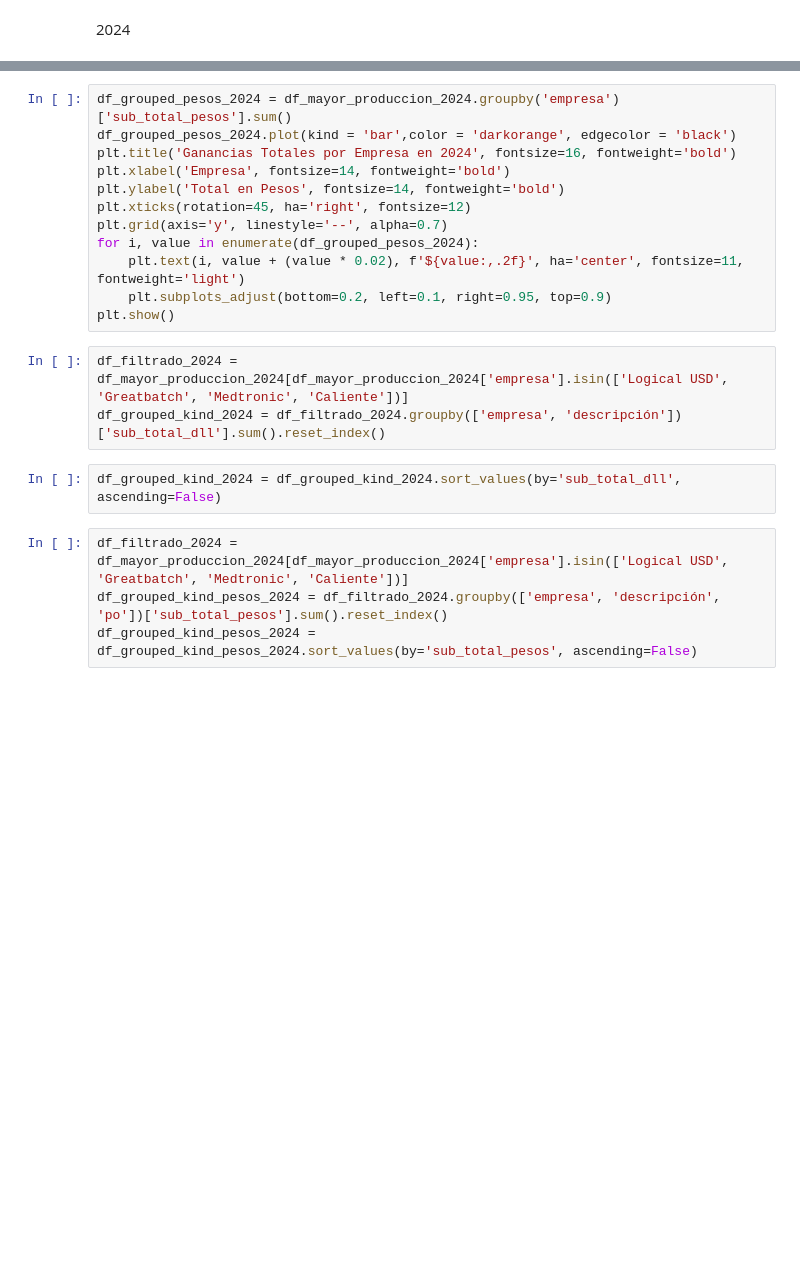
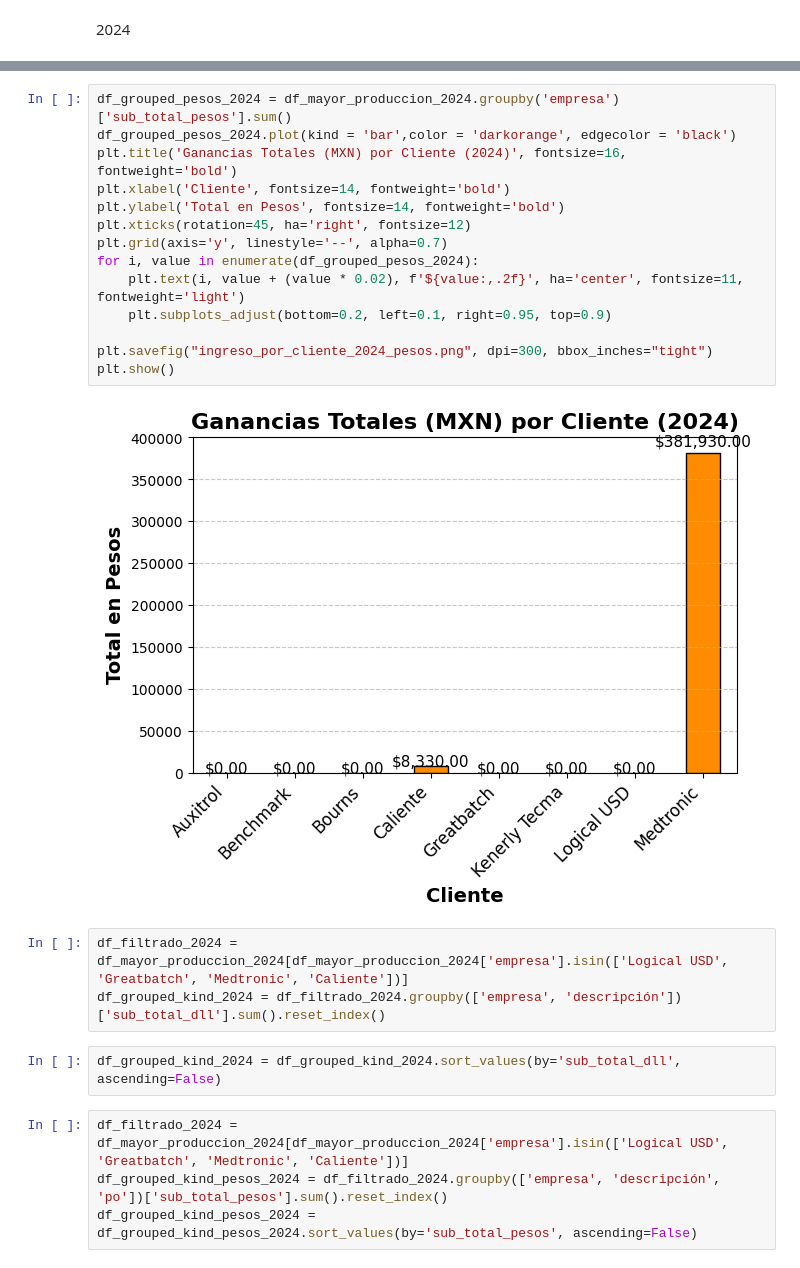
Before and after one commit to UnDogmaticSocrates/IDM_project, a Jupyter notebook: idm_data_coin.ipynb, the cells around one changed output, grey strips where cells are left out. Drawn from its saved outputs; the diff is of its cells as text; blank space fills up the shorter version.

```diff
--- a/idm_data_coin.ipynb
+++ b/idm_data_coin.ipynb
@@ -132,15 +405,19 @@ plt.show()
 # %%
 df_grouped_pesos_2024 = df_mayor_produccion_2024.groupby('empresa')['sub_total_pesos'].sum()
 df_grouped_pesos_2024.plot(kind = 'bar',color = 'darkorange', edgecolor = 'black')
-plt.title('Ganancias Totales por Empresa en 2024', fontsize=16, fontweight='bold')
-plt.xlabel('Empresa', fontsize=14, fontweight='bold')
+plt.title('Ganancias Totales (MXN) por Cliente (2024)', fontsize=16, fontweight='bold')
+plt.xlabel('Cliente', fontsize=14, fontweight='bold')
 plt.ylabel('Total en Pesos', fontsize=14, fontweight='bold')
 plt.xticks(rotation=45, ha='right', fontsize=12)
 plt.grid(axis='y', linestyle='--', alpha=0.7)
 for i, value in enumerate(df_grouped_pesos_2024):
     plt.text(i, value + (value * 0.02), f'${value:,.2f}', ha='center', fontsize=11, fontweight='light')
     plt.subplots_adjust(bottom=0.2, left=0.1, right=0.95, top=0.9)
+
+plt.savefig("ingreso_por_cliente_2024_pesos.png", dpi=300, bbox_inches="tight")
 plt.show()
+# %% [output]
+[figure, added]
 # %%
 df_filtrado_2024 = df_mayor_produccion_2024[df_mayor_produccion_2024['empresa'].isin(['Logical USD', 'Greatbatch', 'Medtronic', 'Caliente'])]
 df_grouped_kind_2024 = df_filtrado_2024.groupby(['empresa', 'descripción'])['sub_total_dll'].sum().reset_index()
```
Also changed, not shown: parts of 27 cells of this notebook, 5 other files.
